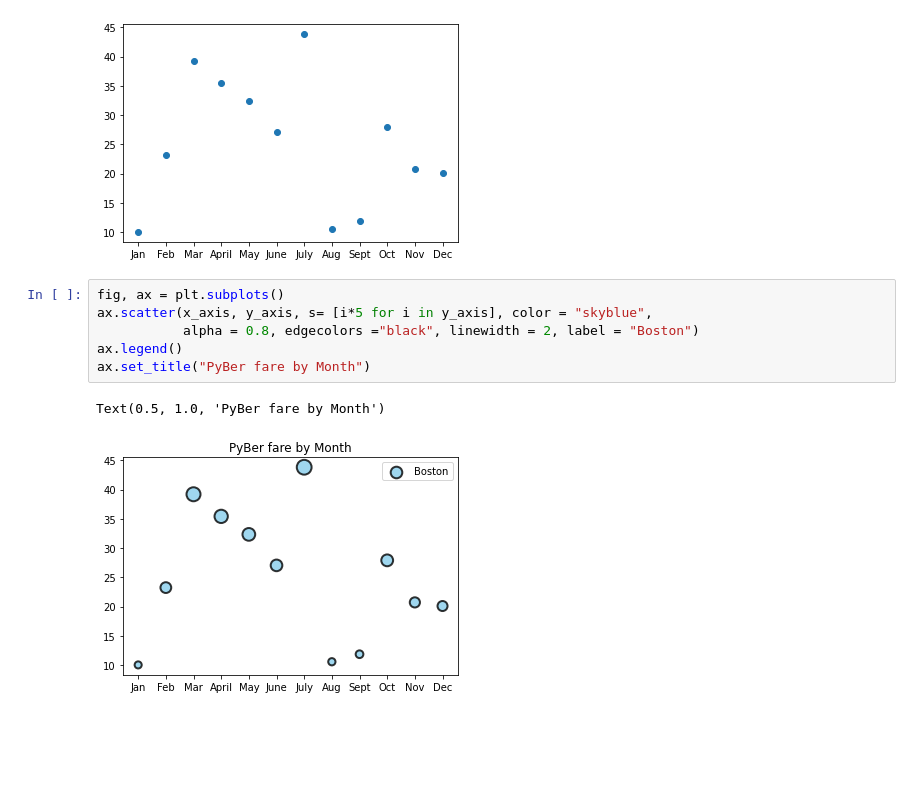
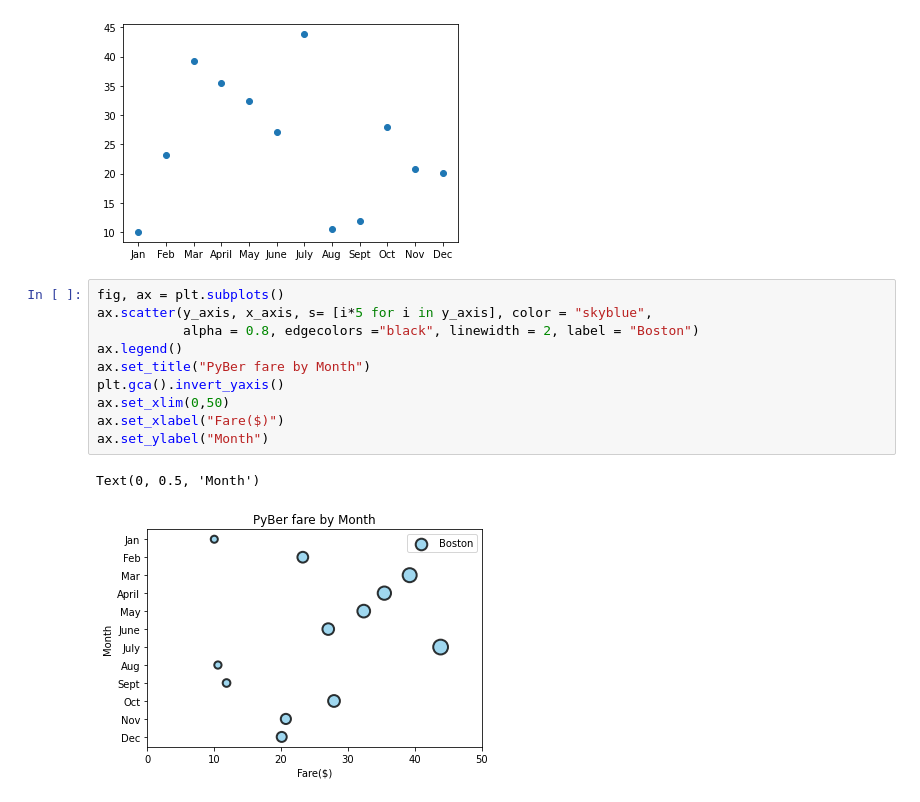
Before and after one commit to dcweaver/PyBer_Analysis, a Jupyter notebook: matplotlib_practice.ipynb, the cells around one changed output. Drawn from its saved outputs; the diff is of its cells as text; blank space fills up the shorter version.

```diff
--- a/matplotlib_practice.ipynb
+++ b/matplotlib_practice.ipynb
@@ -151,10 +151,14 @@ ax.scatter(x_axis,y_axis)
 [figure]
 # %%
 fig, ax = plt.subplots()
-ax.scatter(x_axis, y_axis, s= [i*5 for i in y_axis], color = "skyblue",
+ax.scatter(y_axis, x_axis, s= [i*5 for i in y_axis], color = "skyblue",
            alpha = 0.8, edgecolors ="black", linewidth = 2, label = "Boston")
 ax.legend()
 ax.set_title("PyBer fare by Month")
+plt.gca().invert_yaxis()
+ax.set_xlim(0,50)
+ax.set_xlabel("Fare($)")
+ax.set_ylabel("Month")
 # %% [output]
-Text(0.5, 1.0, 'PyBer fare by Month')
+Text(0, 0.5, 'Month')
-[figure, old version]
+[figure, new version]
```
Also changed, not shown: parts of 5 cells of this notebook, 6 other files.
